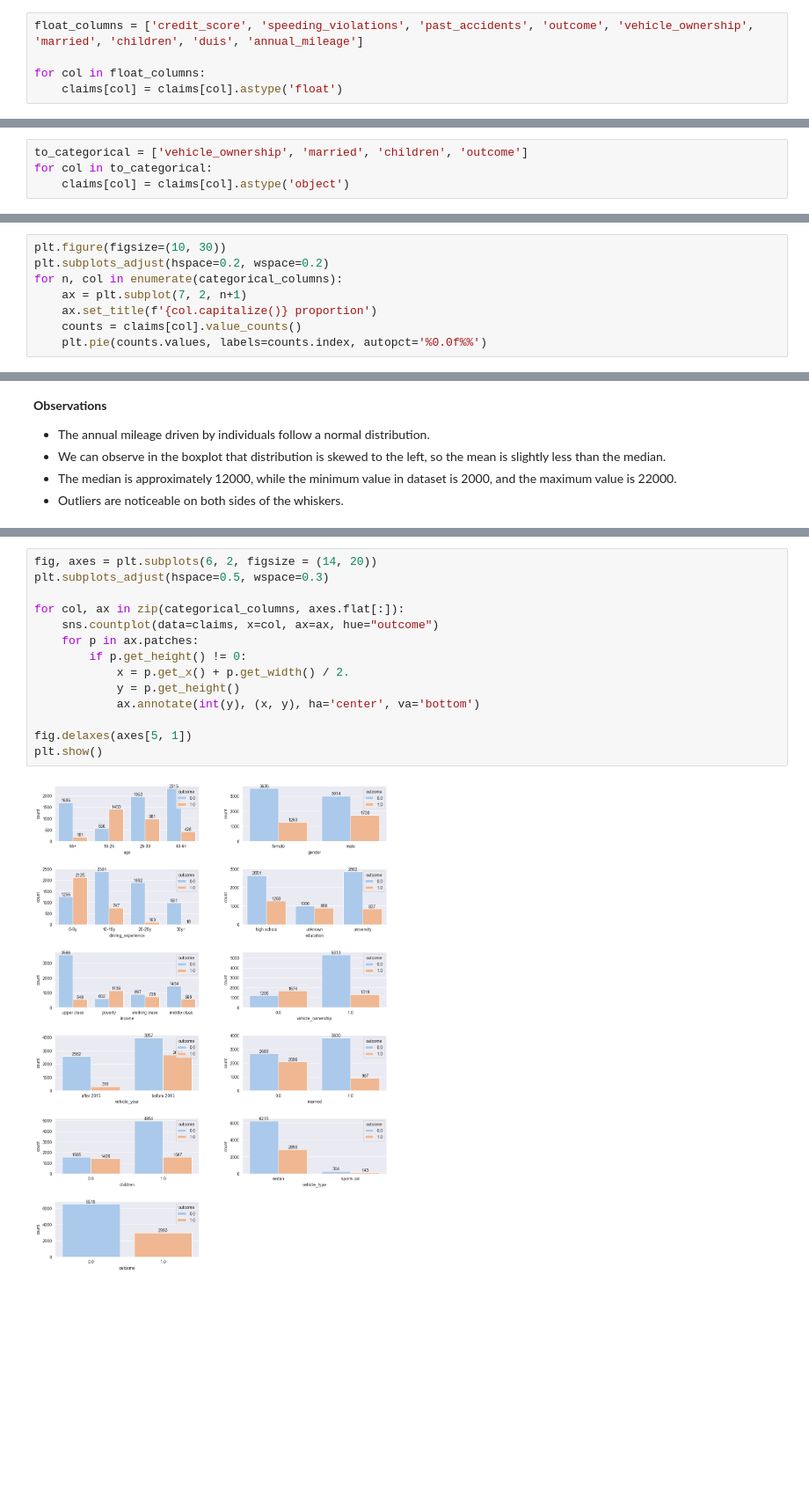
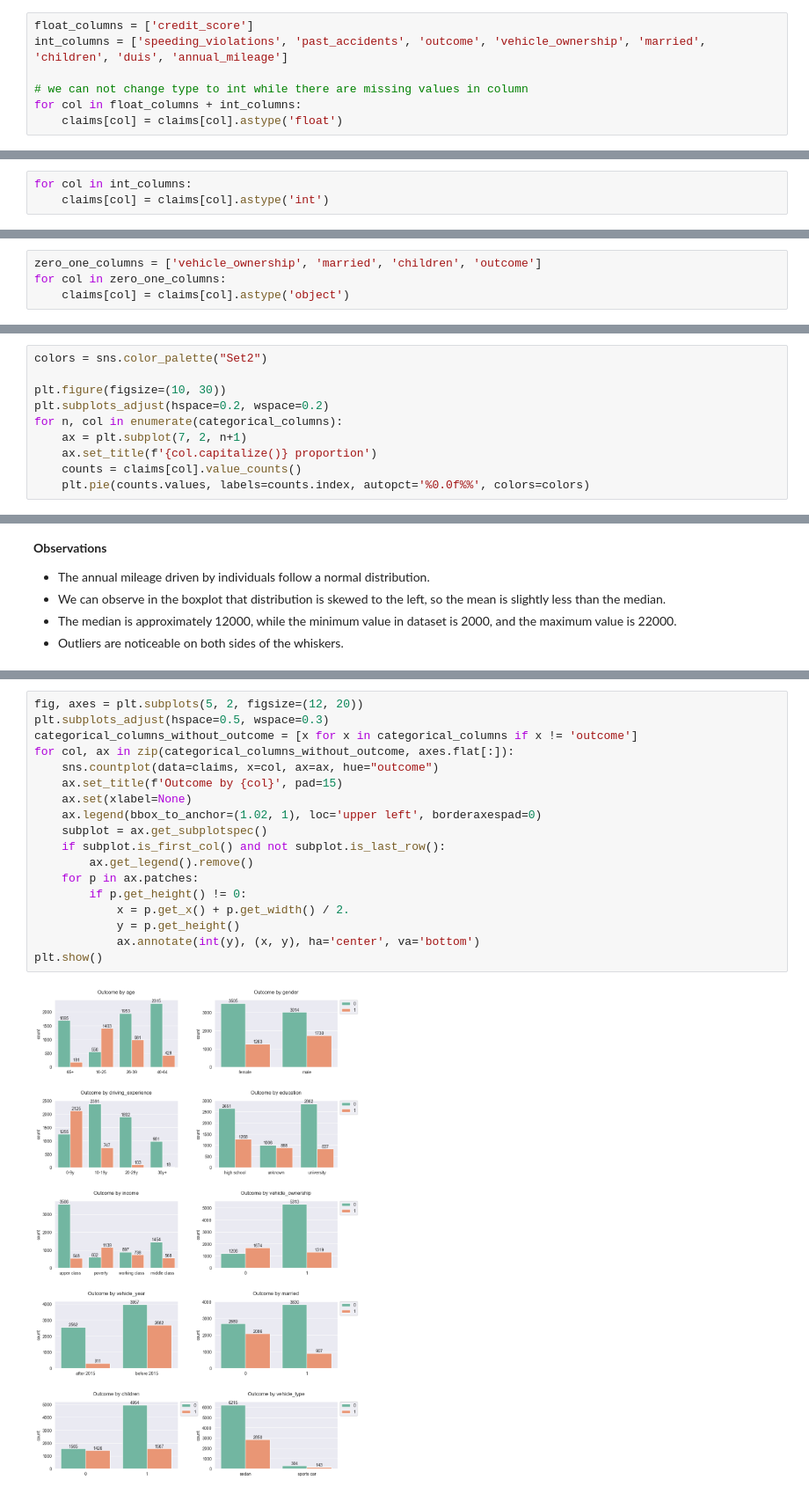
Before and after one commit to mariakyrychok/ds_homeworks, a Jupyter notebook: lec_4/main.ipynb, the cells around one changed output, grey strips where cells are left out. Shown at 88% size. Saved outputs shown, nothing was run; the diff lists cells and outputs as text; blank space fills up the shorter version.

Commit message:
complete data visualization

```diff
--- a/lec_4/main.ipynb
+++ b/lec_4/main.ipynb
@@ -166,9 +166,11 @@ claims.replace('none', np.nan, inplace=True)
 # %% [markdown]
 Updating data type of columns
 # %%
-float_columns = ['credit_score', 'speeding_violations', 'past_accidents', 'outcome', 'vehicle_ownership', 'married', 'children', 'duis', 'annual_mileage']
+float_columns = ['credit_score']
+int_columns = ['speeding_violations', 'past_accidents', 'outcome', 'vehicle_ownership', 'married', 'children', 'duis', 'annual_mileage']
 
-for col in float_columns:
+# we can not change type to int while there are missing values in column
+for col in float_columns + int_columns:
     claims[col] = claims[col].astype('float')
 # %% [markdown]
 Let's check % of missing values in each column.
@@ -281,6 +283,9 @@ duis                   0
 past_accidents         0
 outcome                0
 dtype: int64
+# %%
+for col in int_columns:
+    claims[col] = claims[col].astype('int')
 # %% [markdown]
 After all our manipulations let's reset index in out dataframe.
 # %%
@@ -298,8 +303,8 @@ Index(['credit_score', 'vehicle_ownership', 'married', 'children',
 # %% [markdown]
 We need to correct numerical columns, as certain columns, such as `vehicle_ownership`, `married`, `children`, and `outcome` are considered categorical, even when they are represented using numerical values, namely 0 and 1.
 # %%
-to_categorical = ['vehicle_ownership', 'married', 'children', 'outcome']
-for col in to_categorical:
+zero_one_columns = ['vehicle_ownership', 'married', 'children', 'outcome']
+for col in zero_one_columns:
     claims[col] = claims[col].astype('object')
 # %% [markdown]
 Now we will check categorical columns.
@@ -324,11 +351,13 @@ The dataset is now clean and ready for deeper analysis and insights.
 # %% [markdown]
 ### Proportion of clients by categorical columns
 # %%
+colors = sns.color_palette("Set2")
+
 plt.figure(figsize=(10, 30))
 plt.subplots_adjust(hspace=0.2, wspace=0.2)
 for n, col in enumerate(categorical_columns):
     ax = plt.subplot(7, 2, n+1)
     ax.set_title(f'{col.capitalize()} proportion')
     counts = claims[col].value_counts()
-    plt.pie(counts.values, labels=counts.index, autopct='%0.0f%%')
+    plt.pie(counts.values, labels=counts.index, autopct='%0.0f%%', colors=colors)
 # %% [output]
@@ -384,16 +415,20 @@ draw_distribution('annual_mileage')
 # %%
-fig, axes = plt.subplots(6, 2, figsize = (14, 20))
+fig, axes = plt.subplots(5, 2, figsize=(12, 20))
 plt.subplots_adjust(hspace=0.5, wspace=0.3)
-
-for col, ax in zip(categorical_columns, axes.flat[:]):
+categorical_columns_without_outcome = [x for x in categorical_columns if x != 'outcome']
+for col, ax in zip(categorical_columns_without_outcome, axes.flat[:]):
     sns.countplot(data=claims, x=col, ax=ax, hue="outcome")
+    ax.set_title(f'Outcome by {col}', pad=15)
+    ax.set(xlabel=None)
+    ax.legend(bbox_to_anchor=(1.02, 1), loc='upper left', borderaxespad=0)
+    subplot = ax.get_subplotspec()
+    if subplot.is_first_col() and not subplot.is_last_row():
+        ax.get_legend().remove()
     for p in ax.patches:
         if p.get_height() != 0:
             x = p.get_x() + p.get_width() / 2.
             y = p.get_height()
             ax.annotate(int(y), (x, y), ha='center', va='bottom')
-
-fig.delaxes(axes[5, 1])
 plt.show()
 # %% [output]
-[figure, old version]
+[figure, new version]
```
Also changed, not shown: parts of 24 cells of this notebook.
